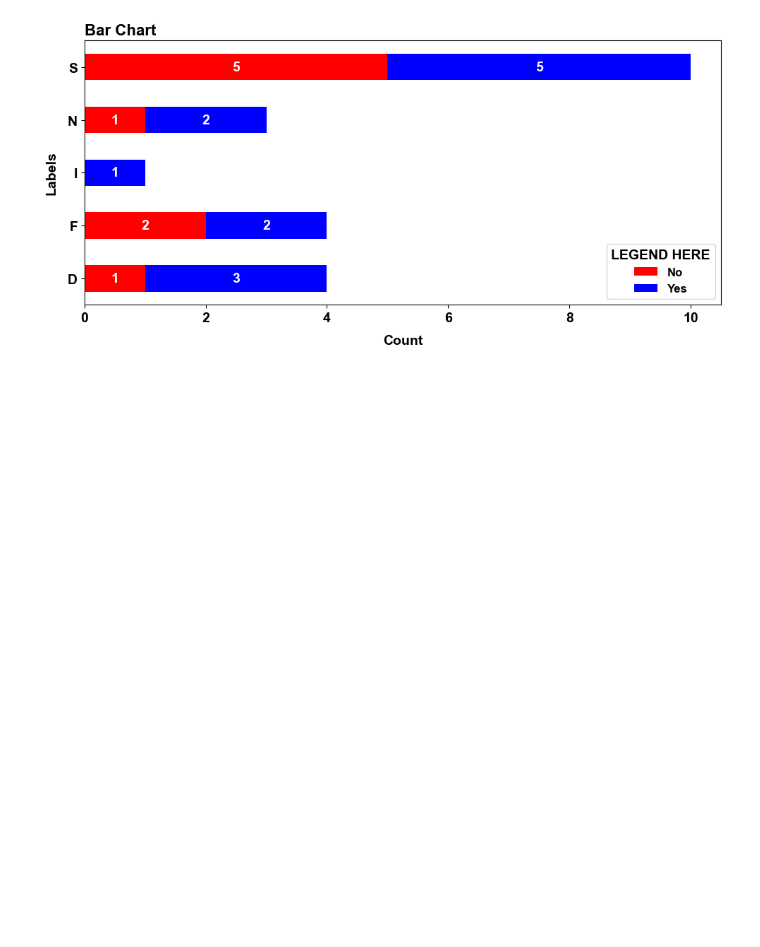
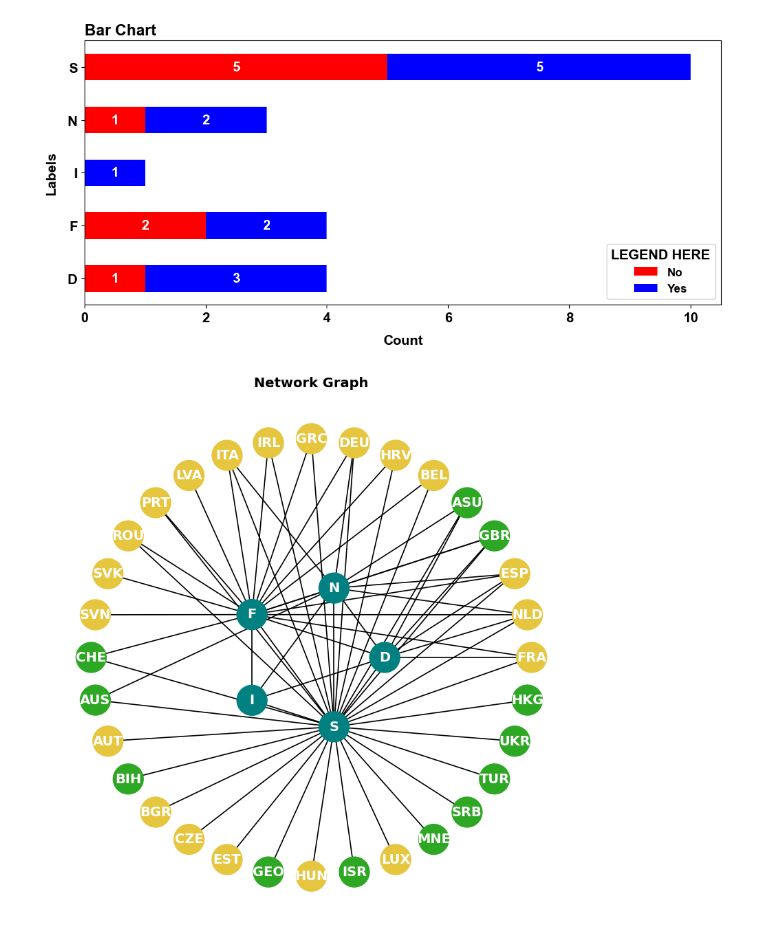
Before and after one commit to ndlll5/PLOTS, a Jupyter notebook: plots.ipynb, the cells around one changed output. Saved outputs shown, nothing was run; the diff lists cells and outputs as text; code cells hidden in the pictures; blank space fills up the shorter version.

Commit message:
add networks

```diff
--- a/plots.ipynb
+++ b/plots.ipynb
@@ -129,3 +129,80 @@ fig.update_layout(
 )
 
 fig.show()
+# %%
+import numpy as np
+import pandas as pd
+import networkx as nx
+import matplotlib.pyplot as plt
+
+# Read data
+df = pd.read_csv('networks_assignment.csv')
+
+# Define row labels
+row_labels = {'D', 'F', 'I', 'N', 'S'}
+
+# Build the graph
+G = nx.Graph()
+for index, row in df.iterrows():
+    src = row['LABELS']
+    G.add_node(src, group='row' if src in row_labels else 'col')
+
+    for col in df.columns[1:]:
+        val = row[col]
+        if val > 0:
+            G.add_node(col, group='row' if col in row_labels else 'col')
+            G.add_edge(src, col, weight=val)
+
+# Separate row and column nodes
+row_nodes = [n for n, d in G.nodes(data=True) if d['group'] == 'row']
+col_nodes = [n for n, d in G.nodes(data=True) if d['group'] == 'col']
+
+# Function for placing nodes in a circular layout
+def circle_layout(nodes, radius):
+    angles = np.linspace(0, 2 * np.pi, len(nodes), endpoint=False)
+    return {n: (radius * np.cos(a), radius * np.sin(a)) for n, a in zip(nodes, angles)}
+
+# Position the nodes
+pos = {**circle_layout(row_nodes, 0.5), **circle_layout(col_nodes, 1.5)}
+
+# Define the country codes
+countries_a = ['AUT', 'BEL', 'BGR', 'HRV', 'CZE', 'EST', 'FRA',
+                         'DEU', 'GRC', 'HUN', 'IRL', 'ITA', 'LVA', 'LUX',
+                         'NLD', 'PRT', 'ROU', 'SVK', 'SVN', 'ESP']
+
+countries_b = ['BIH', 'GEO', 'ISR', 'MNE', 'SRB', 'CHE', 'TUR',
+                         'UKR', 'GBR', 'AUS', 'HKG', 'USA', 'ASU']
+
+# Define colors
+group_one   = (230/255, 197/255, 63/255, 1)  # yellow
+group_two   = (46/255, 167/255, 36/255, 1)   # green
+default_row_color = 'teal'
+
+# Build a dictionary of node colors based on the specified groups
+node_colors = {}
+for node, data in G.nodes(data=True):
+    if node in countries_a:
+        node_colors[node] = group_one
+    elif node in countries_b:
+        node_colors[node] = group_two
+    else:
+        node_colors[node] = default_row_color
+
+# Draw the graph
+plt.figure(figsize=(10, 10))
+all_nodes = list(G.nodes())
+nx.draw_networkx_nodes(
+    G,
+    pos,
+    nodelist=all_nodes,
+    node_color=[node_colors[n] for n in all_nodes],
+    node_size=1000
+)
+nx.draw_networkx_edges(G, pos, width=1.2, edge_color='black')
+nx.draw_networkx_labels(G, pos, font_size=14, font_color='white', font_weight='bold')
+
+plt.title("Network Graph", fontsize=14, fontweight='bold')
+plt.axis('off')
+plt.show()
+# %% [output]
+[figure, added]
```
Also changed, not shown: 1 other file.
